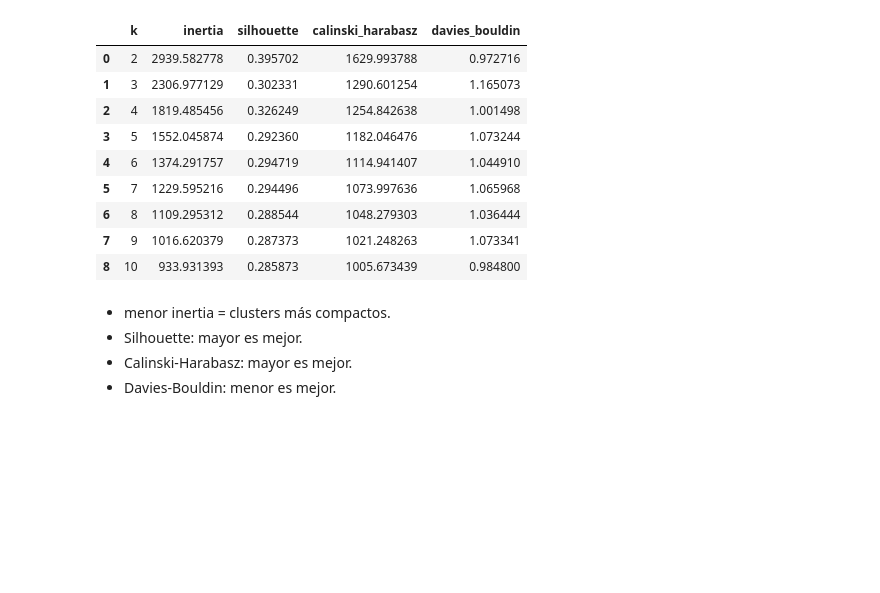
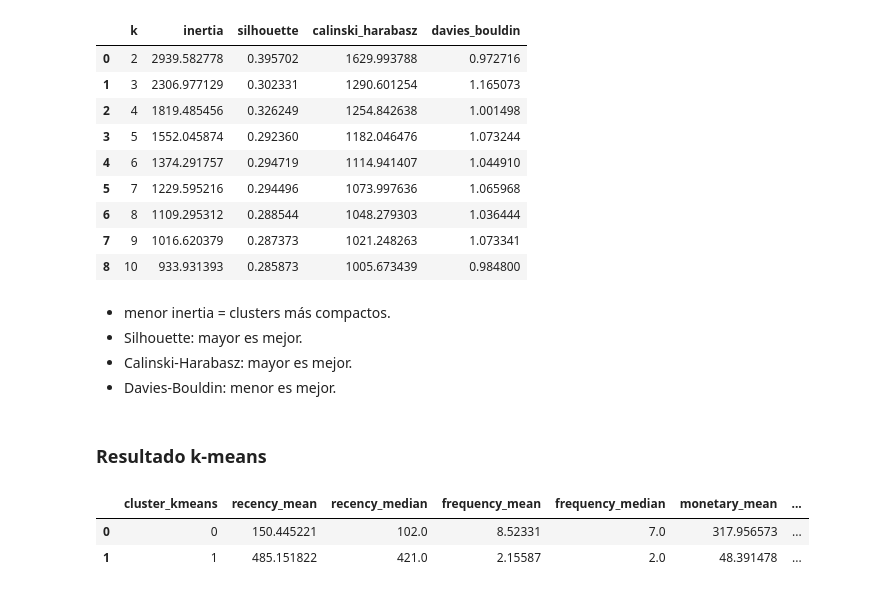
Before and after one commit to Th-msc-data-2026-ujav/Segmentacion-de-clientes-Samsung-SioW-SoW-y-Pow, a Jupyter notebook: segmentacion de clientes/segmentacion_clientes.ipynb, the cells around one changed output. Saved outputs shown, nothing was run; the diff lists cells and outputs as text; code cells hidden in the pictures; blank space fills up the shorter version.

Commit message:
Tablas estadisticas de los clusters

```diff
--- a/segmentacion de clientes/segmentacion_clientes.ipynb
+++ b/segmentacion de clientes/segmentacion_clientes.ipynb
@@ -375,7 +375,7 @@ pipeline_kmeans = Pipeline([
     ("winsor", TukeyWinsorizer(k=3)),
     ("log", FunctionTransformer(np.log1p, validate=False)),
     ("scaler", StandardScaler()),
-    ("kmeans", KMeans(n_clusters=7, random_state=42, n_init=20))
+    ("kmeans", KMeans(n_clusters=2, random_state=42, n_init=20))
 ])
 
 # Entrenar el pipeline completo
@@ -451,3 +451,36 @@ df_indices
 - Silhouette: mayor es mejor.
 - Calinski-Harabasz: mayor es mejor.
 - Davies-Bouldin: menor es mejor.
+# %% [markdown]
+### Resultado k-means
+# %%
+# Crear dataframe con labels de K-means
+kmeans_clustered = base_train.copy()
+kmeans_clustered["cluster_kmeans"] = labels_kmeans
+
+# Resumen estadístico por cluster usando variables originales
+cluster_summary = (
+    kmeans_clustered
+    .groupby("cluster_kmeans")
+    .agg(
+        recency_mean=("recency_days", "mean"),
+        recency_median=("recency_days", "median"),
+        frequency_mean=("frequency", "mean"),
+        frequency_median=("frequency", "median"),
+        monetary_mean=("monetary", "mean"),
+        monetary_median=("monetary", "median"),
+        count=("Survey ResponseID", "count")
+    )
+    .reset_index()
+)
+
+# Porcentaje de clientes por cluster
+cluster_summary["pct_customers"] = (
+    cluster_summary["count"] / len(kmeans_clustered) * 100
+).round(2)
+
+display(cluster_summary)
+# %% [output]
+|  | cluster_kmeans | recency_mean | recency_median | frequency_mean | frequency_median | monetary_mean | ... |
+| 0 | 0 | 150.445221 | 102.0 | 8.52331 | 7.0 | 317.956573 | ... |
+| 1 | 1 | 485.151822 | 421.0 | 2.15587 | 2.0 | 48.391478 | ... |
```
